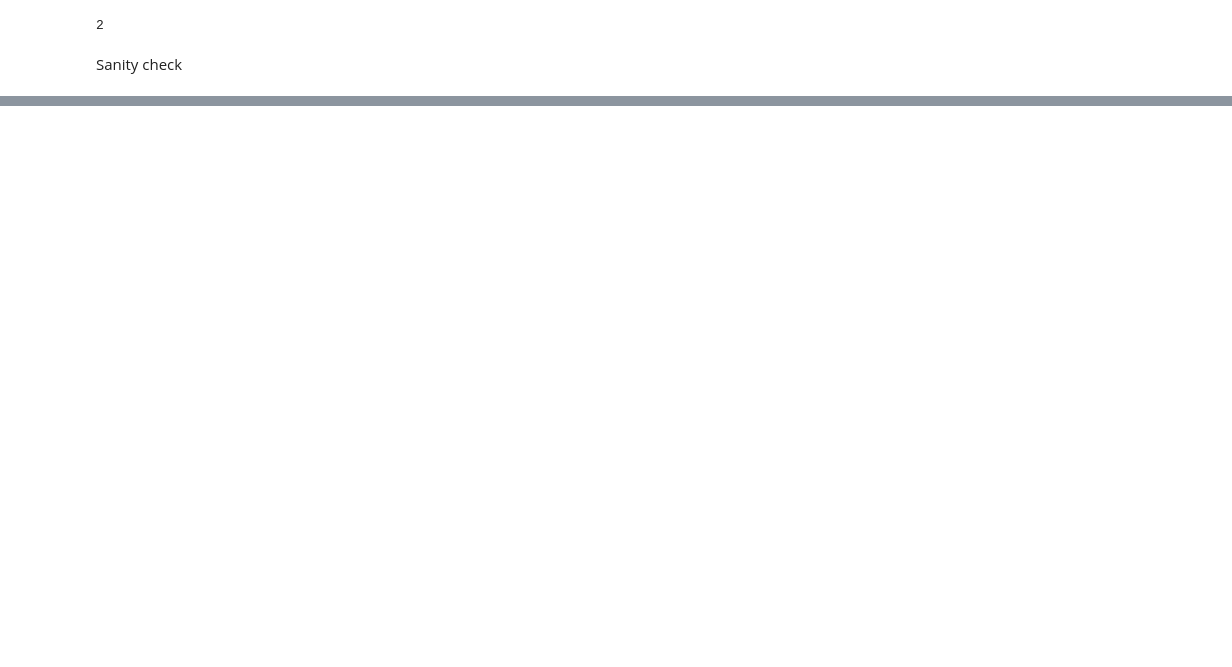
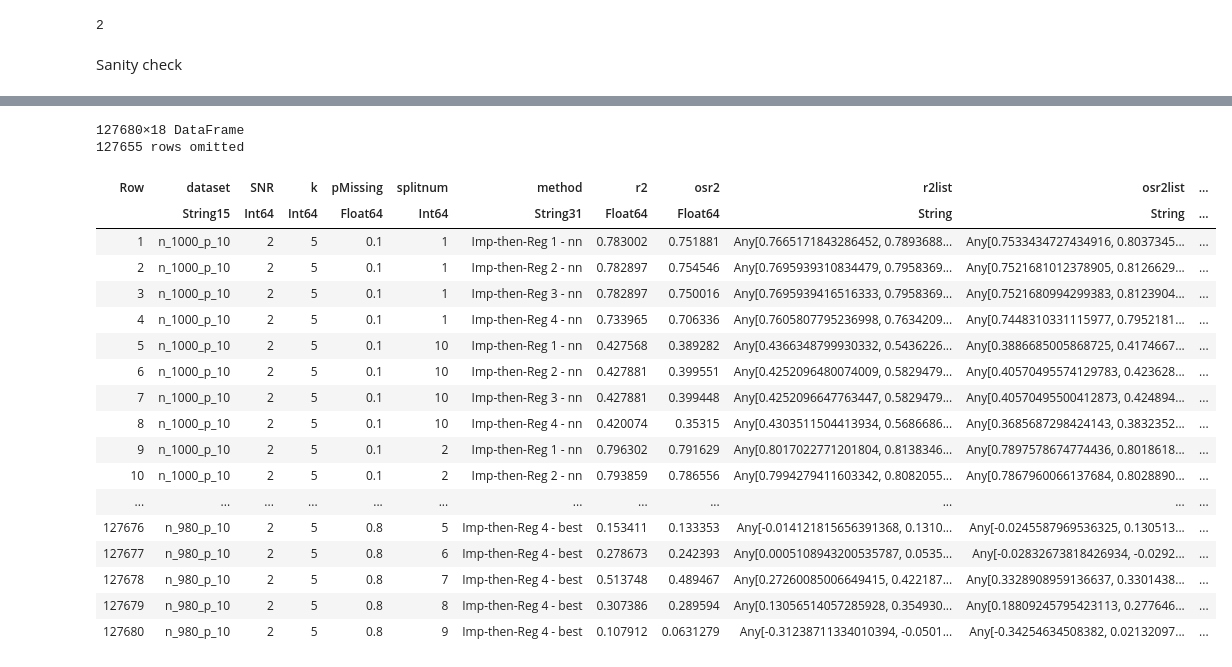
Before and after one commit to adelarue/PMD, a Jupyter notebook: results/Compile results together.ipynb, the cells around one changed output, grey strips where cells are left out. Cells and saved outputs as stored; diff of their text form; code cells hidden in the pictures; blank space fills up the shorter version.

```diff
--- a/results/Compile results together.ipynb
+++ b/results/Compile results together.ipynb
@@ -556,0 +605,23 @@ unique(combine(groupby(df, [:dataset, :method, :setting]), nrow)[:,:nrow])
+# %%
+df
+# %% [output]
+127680×18 DataFrame
+127655 rows omitted
+| Row | dataset | SNR | k | pMissing | splitnum | method | r2 | osr2 | r2list | osr2list | ... |
+|  | String15 | Int64 | Int64 | Float64 | Int64 | String31 | Float64 | Float64 | String | String | ... |
+| 1 | n_1000_p_10 | 2 | 5 | 0.1 | 1 | Imp-then-Reg 1 - nn | 0.783002 | 0.751881 | Any[0.7665171843286452, 0.7893688... | Any[0.7533434727434916, 0.8037345... | ... |
+| 2 | n_1000_p_10 | 2 | 5 | 0.1 | 1 | Imp-then-Reg 2 - nn | 0.782897 | 0.754546 | Any[0.7695939310834479, 0.7958369... | Any[0.7521681012378905, 0.8126629... | ... |
+| 3 | n_1000_p_10 | 2 | 5 | 0.1 | 1 | Imp-then-Reg 3 - nn | 0.782897 | 0.750016 | Any[0.7695939416516333, 0.7958369... | Any[0.7521680994299383, 0.8123904... | ... |
+| 4 | n_1000_p_10 | 2 | 5 | 0.1 | 1 | Imp-then-Reg 4 - nn | 0.733965 | 0.706336 | Any[0.7605807795236998, 0.7634209... | Any[0.7448310331115977, 0.7952181... | ... |
+| 5 | n_1000_p_10 | 2 | 5 | 0.1 | 10 | Imp-then-Reg 1 - nn | 0.427568 | 0.389282 | Any[0.4366348799930332, 0.5436226... | Any[0.3886685005868725, 0.4174667... | ... |
+| 6 | n_1000_p_10 | 2 | 5 | 0.1 | 10 | Imp-then-Reg 2 - nn | 0.427881 | 0.399551 | Any[0.4252096480074009, 0.5829479... | Any[0.40570495574129783, 0.423628... | ... |
+| 7 | n_1000_p_10 | 2 | 5 | 0.1 | 10 | Imp-then-Reg 3 - nn | 0.427881 | 0.399448 | Any[0.4252096647763447, 0.5829479... | Any[0.40570495500412873, 0.424894... | ... |
+| 8 | n_1000_p_10 | 2 | 5 | 0.1 | 10 | Imp-then-Reg 4 - nn | 0.420074 | 0.35315 | Any[0.4303511504413934, 0.5686686... | Any[0.3685687298424143, 0.3832352... | ... |
+| 9 | n_1000_p_10 | 2 | 5 | 0.1 | 2 | Imp-then-Reg 1 - nn | 0.796302 | 0.791629 | Any[0.8017022771201804, 0.8138346... | Any[0.7897578674774436, 0.8018618... | ... |
+| 10 | n_1000_p_10 | 2 | 5 | 0.1 | 2 | Imp-then-Reg 2 - nn | 0.793859 | 0.786556 | Any[0.7994279411603342, 0.8082055... | Any[0.7867960066137684, 0.8028890... | ... |
+| ... | ... | ... | ... | ... | ... | ... | ... | ... | ... | ... | ... |
+| 127676 | n_980_p_10 | 2 | 5 | 0.8 | 5 | Imp-then-Reg 4 - best | 0.153411 | 0.133353 | Any[-0.014121815656391368, 0.1310... | Any[-0.0245587969536325, 0.130513... | ... |
+| 127677 | n_980_p_10 | 2 | 5 | 0.8 | 6 | Imp-then-Reg 4 - best | 0.278673 | 0.242393 | Any[0.0005108943200535787, 0.0535... | Any[-0.02832673818426934, -0.0292... | ... |
+| 127678 | n_980_p_10 | 2 | 5 | 0.8 | 7 | Imp-then-Reg 4 - best | 0.513748 | 0.489467 | Any[0.27260085006649415, 0.422187... | Any[0.3328908959136637, 0.3301438... | ... |
+| 127679 | n_980_p_10 | 2 | 5 | 0.8 | 8 | Imp-then-Reg 4 - best | 0.307386 | 0.289594 | Any[0.13056514057285928, 0.354930... | Any[0.18809245795423113, 0.277646... | ... |
+| 127680 | n_980_p_10 | 2 | 5 | 0.8 | 9 | Imp-then-Reg 4 - best | 0.107912 | 0.0631279 | Any[-0.31238711334010394, -0.0501... | Any[-0.34254634508382, 0.02132097... | ... |
```
Also changed, not shown: parts of 10 cells of this notebook, 2 other files.
